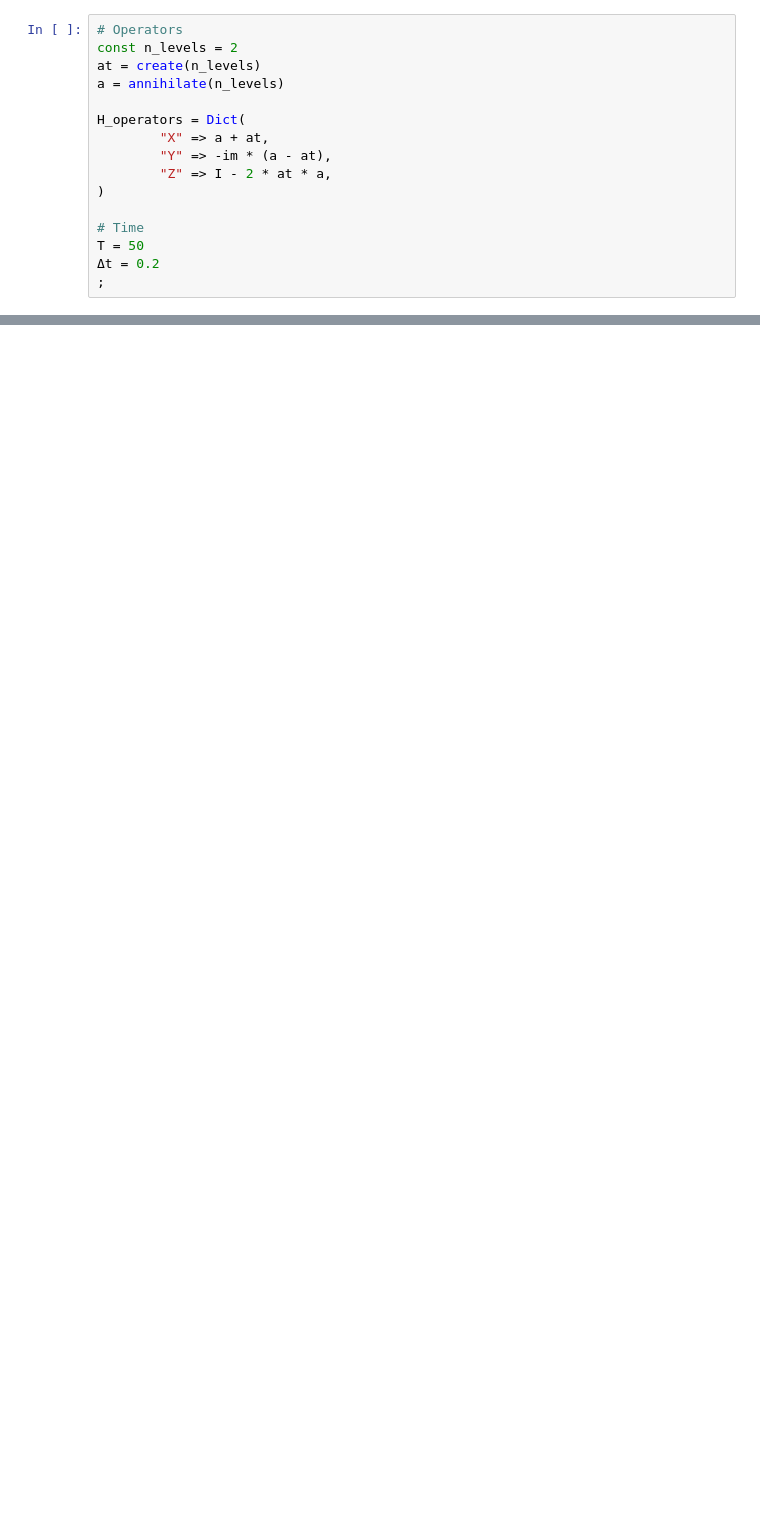
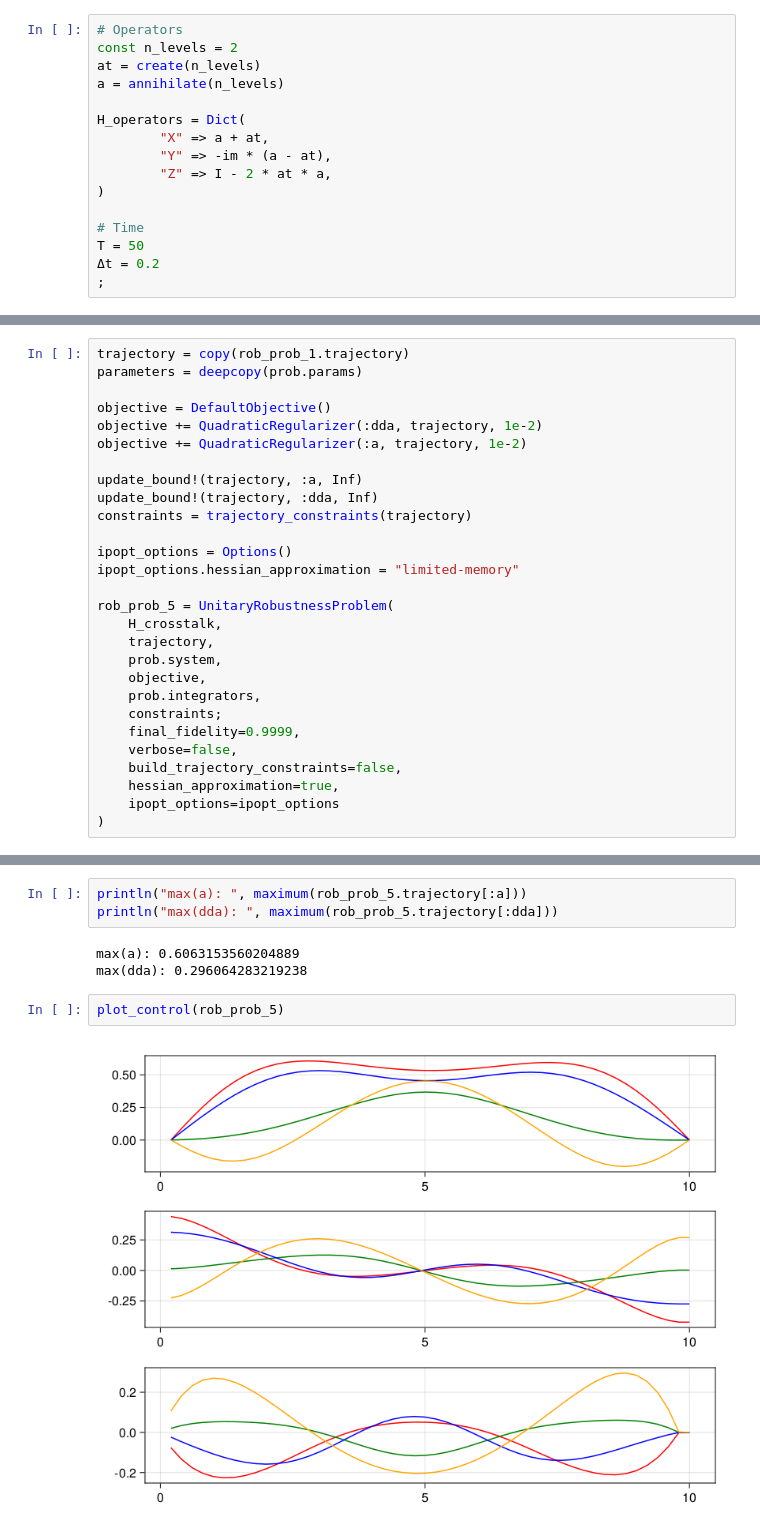
Before and after one commit to andgoldschmidt/pulse-simulator, a Jupyter notebook: pico-pulses/03_single_qubit_block_fixed_duration.ipynb, the cells around one changed output, grey strips where cells are left out. Cells and saved outputs as stored; diff of their text form; blank space fills up the shorter version.

```diff
--- a/pico-pulses/03_single_qubit_block_fixed_duration.ipynb
+++ b/pico-pulses/03_single_qubit_block_fixed_duration.ipynb
@@ -195,0 +483,28 @@ plot_control(rob_prob_2)
+# %%
+trajectory = copy(rob_prob_1.trajectory)
+parameters = deepcopy(prob.params)
+
+objective = DefaultObjective()
+objective += QuadraticRegularizer(:dda, trajectory, 1e-2)
+objective += QuadraticRegularizer(:a, trajectory, 1e-2)
+
+update_bound!(trajectory, :a, Inf)
+update_bound!(trajectory, :dda, Inf)
+constraints = trajectory_constraints(trajectory)
+
+ipopt_options = Options()
+ipopt_options.hessian_approximation = "limited-memory"
+
+rob_prob_5 = UnitaryRobustnessProblem(
+    H_crosstalk,
+    trajectory,
+    prob.system,
+    objective,
+    prob.integrators,
+    constraints;
+    final_fidelity=0.9999,
+    verbose=false,
+    build_trajectory_constraints=false,
+    hessian_approximation=true,
+    ipopt_options=ipopt_options
+)
@@ -195,0 +542,10 @@ plot_control(rob_prob_2)
+# %%
+println("max(a): ", maximum(rob_prob_5.trajectory[:a]))
+println("max(dda): ", maximum(rob_prob_5.trajectory[:dda]))
+# %% [output]
+max(a): 0.6063153560204889
+max(dda): 0.296064283219238
+# %%
+plot_control(rob_prob_5)
+# %% [output]
+[figure, added]
```
Also changed, not shown: parts of 51 cells of this notebook, 4 other files.
